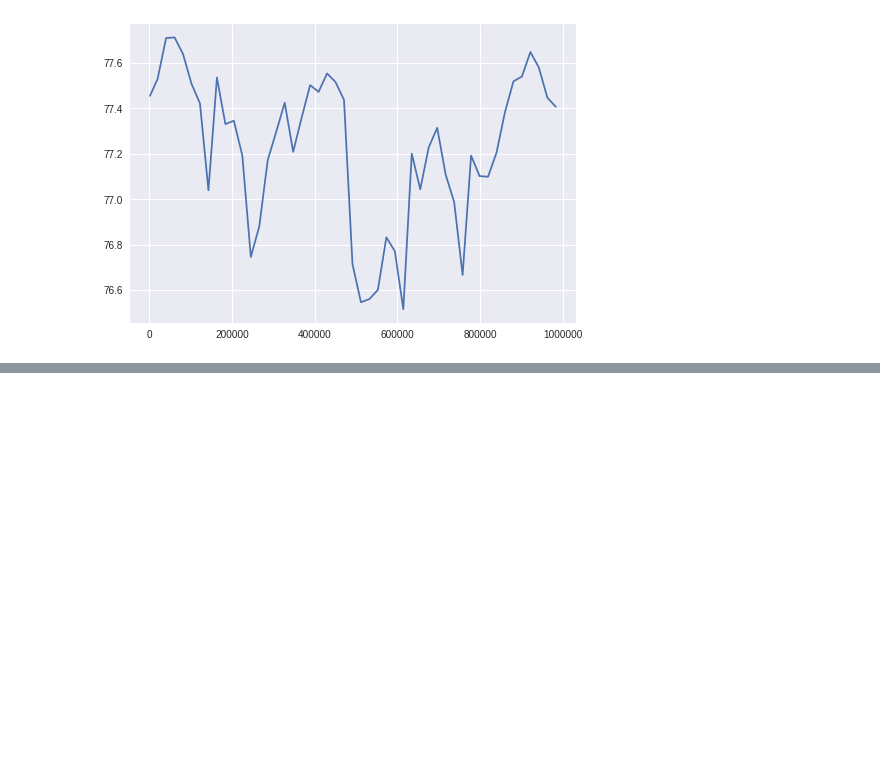
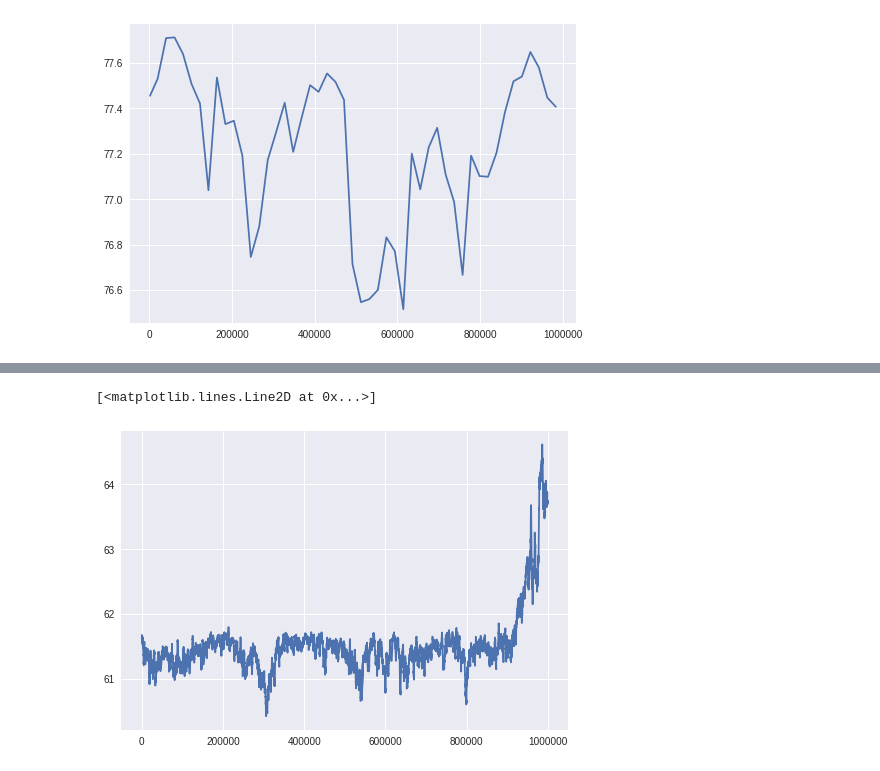
Before and after one commit to decoderkurt/research_project_school_of_ai_2019, a Jupyter notebook: Research_Project_SchoolofAI.ipynb, the cells around one changed output, grey strips where cells are left out. Cells and saved outputs as stored; diff of their text form; code cells hidden in the pictures; blank space fills up the shorter version.

```diff
--- a/Research_Project_SchoolofAI.ipynb
+++ b/Research_Project_SchoolofAI.ipynb
@@ -178,0 +187,5 @@ plt.plot(r2.progress.total_timesteps, r2.progress.eprewmean)
+# %%
+plt.plot(np.cumsum(r3.monitor.l), pu.smooth(r3.monitor.r, radius=10))
+# %% [output]
+[<matplotlib.lines.Line2D at 0x...>]
+[figure, added]
```
Also changed, not shown: parts of 6 cells of this notebook.
